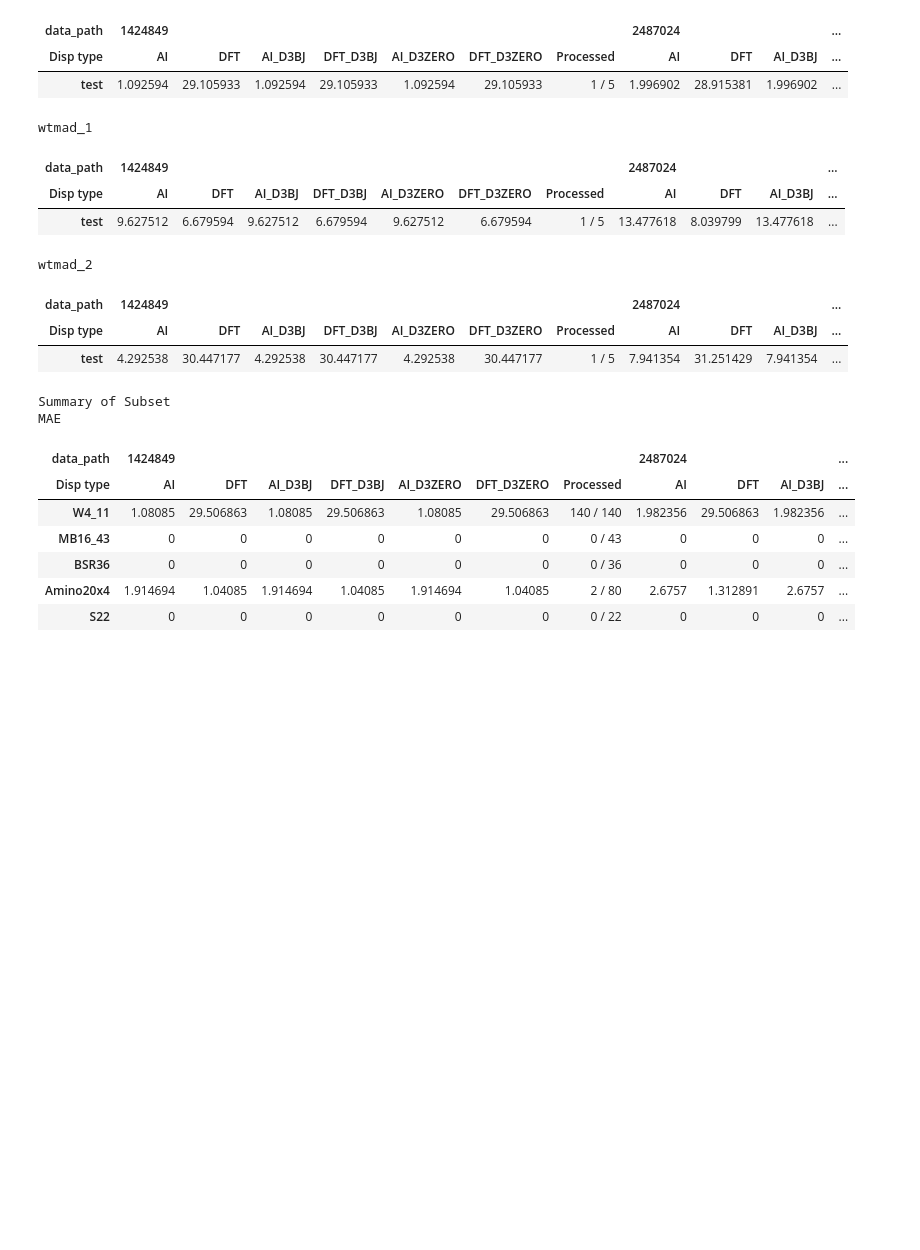
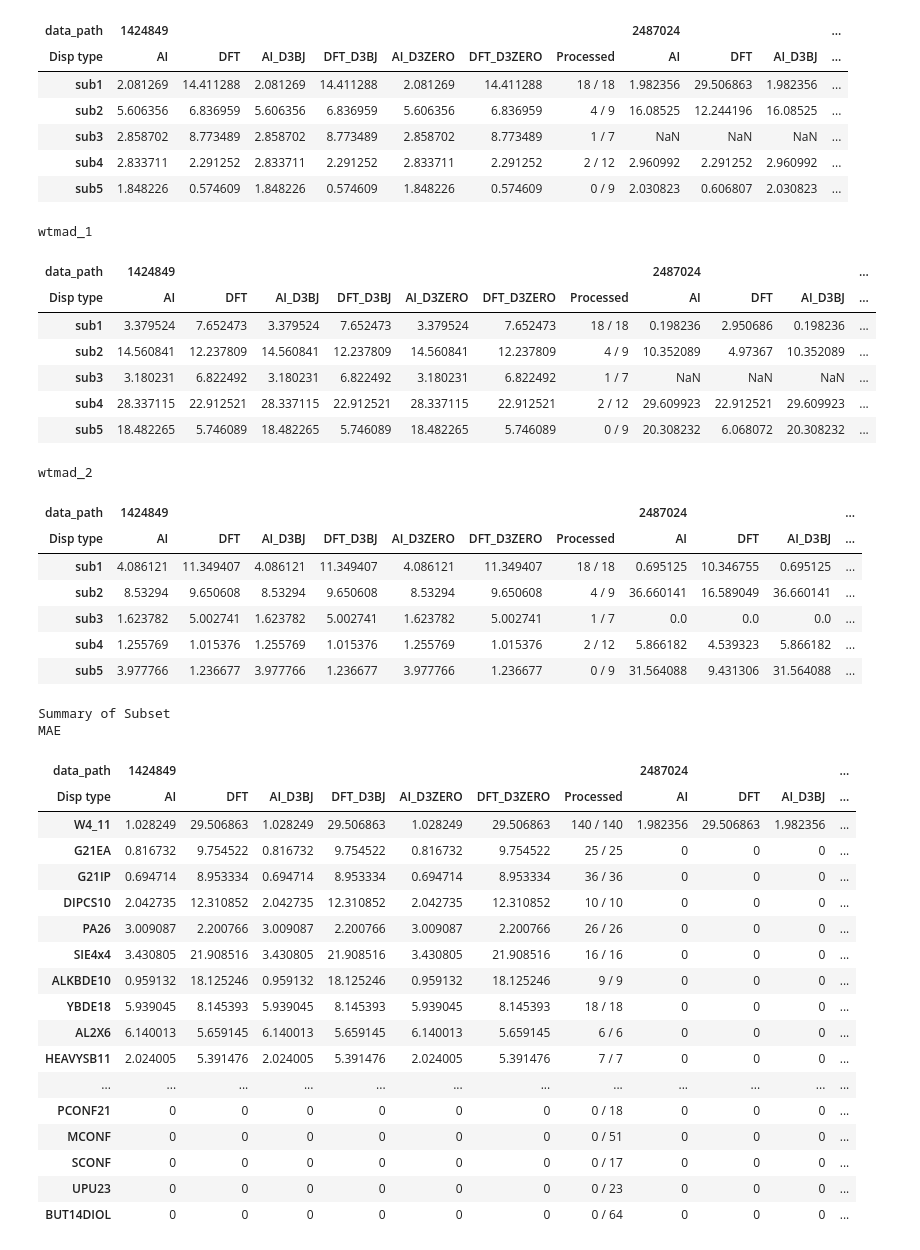
Before and after one commit to chem12346789/cc2cc, a Jupyter notebook: jupyter-notebook/atomic_energy_gmtkn.ipynb, the cells around one changed output. Cells and saved outputs as stored; diff of their text form; code cells hidden in the pictures; blank space fills up the shorter version.

```diff
--- a/jupyter-notebook/atomic_energy_gmtkn.ipynb
+++ b/jupyter-notebook/atomic_energy_gmtkn.ipynb
@@ -132,8 +132,8 @@ with open(f"new_dataset/{data_set}.json") as f:
     json_data = json.load(f)
 
 with open(f"./subset.json") as f:
-    # full_subset_dict = json.load(f)["full_subset_dict"]
-    full_subset_dict = json.load(f)["full_subset_dict_test"]
+    full_subset_dict = json.load(f)["full_subset_dict"]
+    # full_subset_dict = json.load(f)["full_subset_dict_test"]
 
 data_subset = {}
 
@@ -462,22 +462,45 @@ Warning: S22-22a not found in ccdft_cc-pVDZ_atom-1-2487024_gmtkn-cc-pVDZ data fi
 Summary
 MAE
 | data_path | 1424849 |  |  |  |  |  |  | 2487024 |  |  | ... |
 | Disp type | AI | DFT | AI_D3BJ | DFT_D3BJ | AI_D3ZERO | DFT_D3ZERO | Processed | AI | DFT | AI_D3BJ | ... |
-| test | 1.092594 | 29.105933 | 1.092594 | 29.105933 | 1.092594 | 29.105933 | 1 / 5 | 1.996902 | 28.915381 | 1.996902 | ... |
+| sub1 | 2.081269 | 14.411288 | 2.081269 | 14.411288 | 2.081269 | 14.411288 | 18 / 18 | 1.982356 | 29.506863 | 1.982356 | ... |
+| sub2 | 5.606356 | 6.836959 | 5.606356 | 6.836959 | 5.606356 | 6.836959 | 4 / 9 | 16.08525 | 12.244196 | 16.08525 | ... |
+| sub3 | 2.858702 | 8.773489 | 2.858702 | 8.773489 | 2.858702 | 8.773489 | 1 / 7 | NaN | NaN | NaN | ... |
+| sub4 | 2.833711 | 2.291252 | 2.833711 | 2.291252 | 2.833711 | 2.291252 | 2 / 12 | 2.960992 | 2.291252 | 2.960992 | ... |
+| sub5 | 1.848226 | 0.574609 | 1.848226 | 0.574609 | 1.848226 | 0.574609 | 0 / 9 | 2.030823 | 0.606807 | 2.030823 | ... |
 wtmad_1
 | data_path | 1424849 |  |  |  |  |  |  | 2487024 |  |  | ... |
 | Disp type | AI | DFT | AI_D3BJ | DFT_D3BJ | AI_D3ZERO | DFT_D3ZERO | Processed | AI | DFT | AI_D3BJ | ... |
-| test | 9.627512 | 6.679594 | 9.627512 | 6.679594 | 9.627512 | 6.679594 | 1 / 5 | 13.477618 | 8.039799 | 13.477618 | ... |
+| sub1 | 3.379524 | 7.652473 | 3.379524 | 7.652473 | 3.379524 | 7.652473 | 18 / 18 | 0.198236 | 2.950686 | 0.198236 | ... |
+| sub2 | 14.560841 | 12.237809 | 14.560841 | 12.237809 | 14.560841 | 12.237809 | 4 / 9 | 10.352089 | 4.97367 | 10.352089 | ... |
+| sub3 | 3.180231 | 6.822492 | 3.180231 | 6.822492 | 3.180231 | 6.822492 | 1 / 7 | NaN | NaN | NaN | ... |
+| sub4 | 28.337115 | 22.912521 | 28.337115 | 22.912521 | 28.337115 | 22.912521 | 2 / 12 | 29.609923 | 22.912521 | 29.609923 | ... |
+| sub5 | 18.482265 | 5.746089 | 18.482265 | 5.746089 | 18.482265 | 5.746089 | 0 / 9 | 20.308232 | 6.068072 | 20.308232 | ... |
 wtmad_2
 | data_path | 1424849 |  |  |  |  |  |  | 2487024 |  |  | ... |
 | Disp type | AI | DFT | AI_D3BJ | DFT_D3BJ | AI_D3ZERO | DFT_D3ZERO | Processed | AI | DFT | AI_D3BJ | ... |
-| test | 4.292538 | 30.447177 | 4.292538 | 30.447177 | 4.292538 | 30.447177 | 1 / 5 | 7.941354 | 31.251429 | 7.941354 | ... |
+| sub1 | 4.086121 | 11.349407 | 4.086121 | 11.349407 | 4.086121 | 11.349407 | 18 / 18 | 0.695125 | 10.346755 | 0.695125 | ... |
+| sub2 | 8.53294 | 9.650608 | 8.53294 | 9.650608 | 8.53294 | 9.650608 | 4 / 9 | 36.660141 | 16.589049 | 36.660141 | ... |
+| sub3 | 1.623782 | 5.002741 | 1.623782 | 5.002741 | 1.623782 | 5.002741 | 1 / 7 | 0.0 | 0.0 | 0.0 | ... |
+| sub4 | 1.255769 | 1.015376 | 1.255769 | 1.015376 | 1.255769 | 1.015376 | 2 / 12 | 5.866182 | 4.539323 | 5.866182 | ... |
+| sub5 | 3.977766 | 1.236677 | 3.977766 | 1.236677 | 3.977766 | 1.236677 | 0 / 9 | 31.564088 | 9.431306 | 31.564088 | ... |
 Summary of Subset
 MAE
 | data_path | 1424849 |  |  |  |  |  |  | 2487024 |  |  | ... |
 | Disp type | AI | DFT | AI_D3BJ | DFT_D3BJ | AI_D3ZERO | DFT_D3ZERO | Processed | AI | DFT | AI_D3BJ | ... |
-| W4_11 | 1.08085 | 29.506863 | 1.08085 | 29.506863 | 1.08085 | 29.506863 | 140 / 140 | 1.982356 | 29.506863 | 1.982356 | ... |
-| MB16_43 | 0 | 0 | 0 | 0 | 0 | 0 | 0 / 43 | 0 | 0 | 0 | ... |
-| BSR36 | 0 | 0 | 0 | 0 | 0 | 0 | 0 / 36 | 0 | 0 | 0 | ... |
-| Amino20x4 | 1.914694 | 1.04085 | 1.914694 | 1.04085 | 1.914694 | 1.04085 | 2 / 80 | 2.6757 | 1.312891 | 2.6757 | ... |
-| S22 | 0 | 0 | 0 | 0 | 0 | 0 | 0 / 22 | 0 | 0 | 0 | ... |
+| W4_11 | 1.028249 | 29.506863 | 1.028249 | 29.506863 | 1.028249 | 29.506863 | 140 / 140 | 1.982356 | 29.506863 | 1.982356 | ... |
+| G21EA | 0.816732 | 9.754522 | 0.816732 | 9.754522 | 0.816732 | 9.754522 | 25 / 25 | 0 | 0 | 0 | ... |
+| G21IP | 0.694714 | 8.953334 | 0.694714 | 8.953334 | 0.694714 | 8.953334 | 36 / 36 | 0 | 0 | 0 | ... |
+| DIPCS10 | 2.042735 | 12.310852 | 2.042735 | 12.310852 | 2.042735 | 12.310852 | 10 / 10 | 0 | 0 | 0 | ... |
+| PA26 | 3.009087 | 2.200766 | 3.009087 | 2.200766 | 3.009087 | 2.200766 | 26 / 26 | 0 | 0 | 0 | ... |
+| SIE4x4 | 3.430805 | 21.908516 | 3.430805 | 21.908516 | 3.430805 | 21.908516 | 16 / 16 | 0 | 0 | 0 | ... |
+| ALKBDE10 | 0.959132 | 18.125246 | 0.959132 | 18.125246 | 0.959132 | 18.125246 | 9 / 9 | 0 | 0 | 0 | ... |
+| YBDE18 | 5.939045 | 8.145393 | 5.939045 | 8.145393 | 5.939045 | 8.145393 | 18 / 18 | 0 | 0 | 0 | ... |
+| AL2X6 | 6.140013 | 5.659145 | 6.140013 | 5.659145 | 6.140013 | 5.659145 | 6 / 6 | 0 | 0 | 0 | ... |
+| HEAVYSB11 | 2.024005 | 5.391476 | 2.024005 | 5.391476 | 2.024005 | 5.391476 | 7 / 7 | 0 | 0 | 0 | ... |
+| ... | ... | ... | ... | ... | ... | ... | ... | ... | ... | ... | ... |
+| PCONF21 | 0 | 0 | 0 | 0 | 0 | 0 | 0 / 18 | 0 | 0 | 0 | ... |
+| MCONF | 0 | 0 | 0 | 0 | 0 | 0 | 0 / 51 | 0 | 0 | 0 | ... |
+| SCONF | 0 | 0 | 0 | 0 | 0 | 0 | 0 / 17 | 0 | 0 | 0 | ... |
+| UPU23 | 0 | 0 | 0 | 0 | 0 | 0 | 0 / 23 | 0 | 0 | 0 | ... |
+| BUT14DIOL | 0 | 0 | 0 | 0 | 0 | 0 | 0 / 64 | 0 | 0 | 0 | ... |
```
Also changed, not shown: parts of 5 cells of this notebook, 5 other files.
